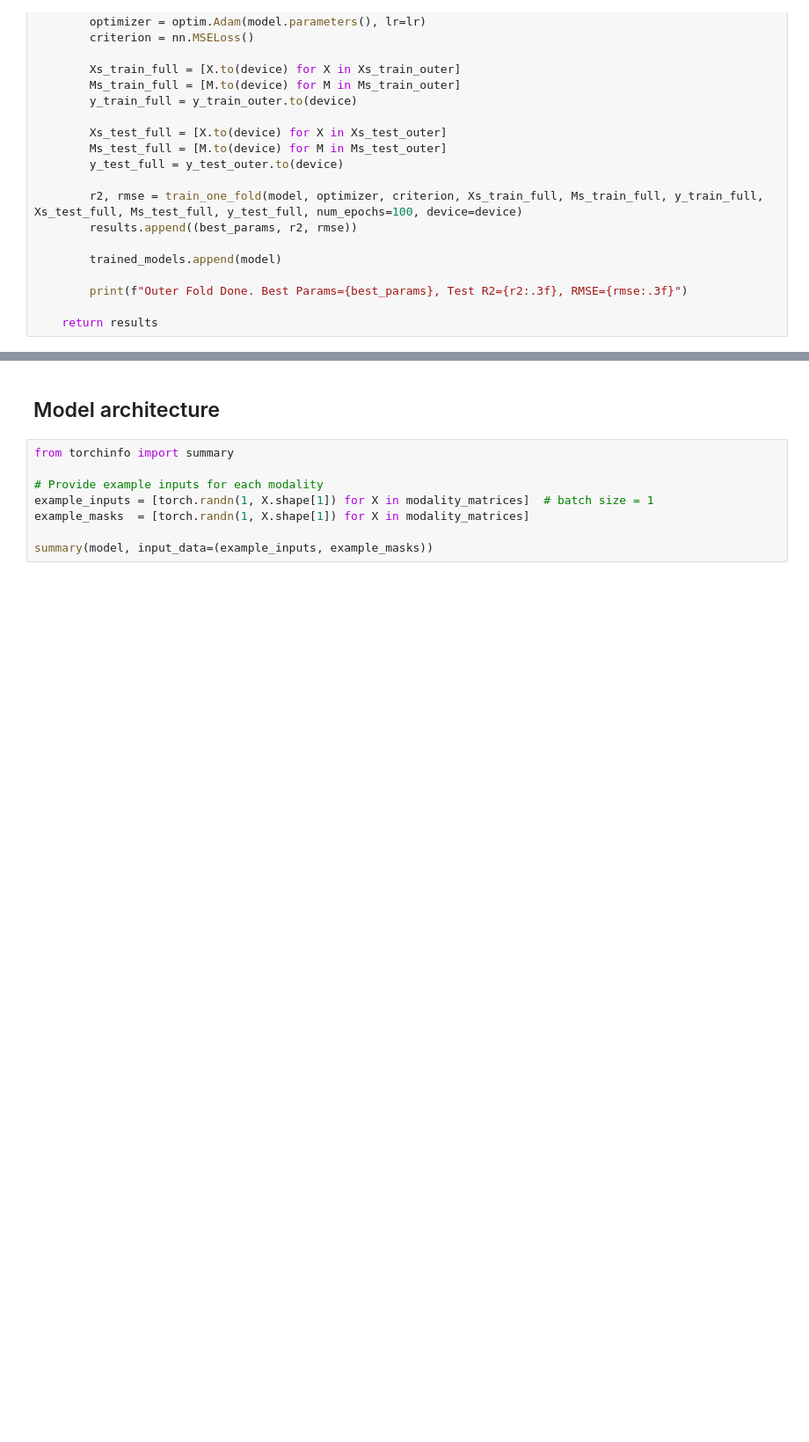
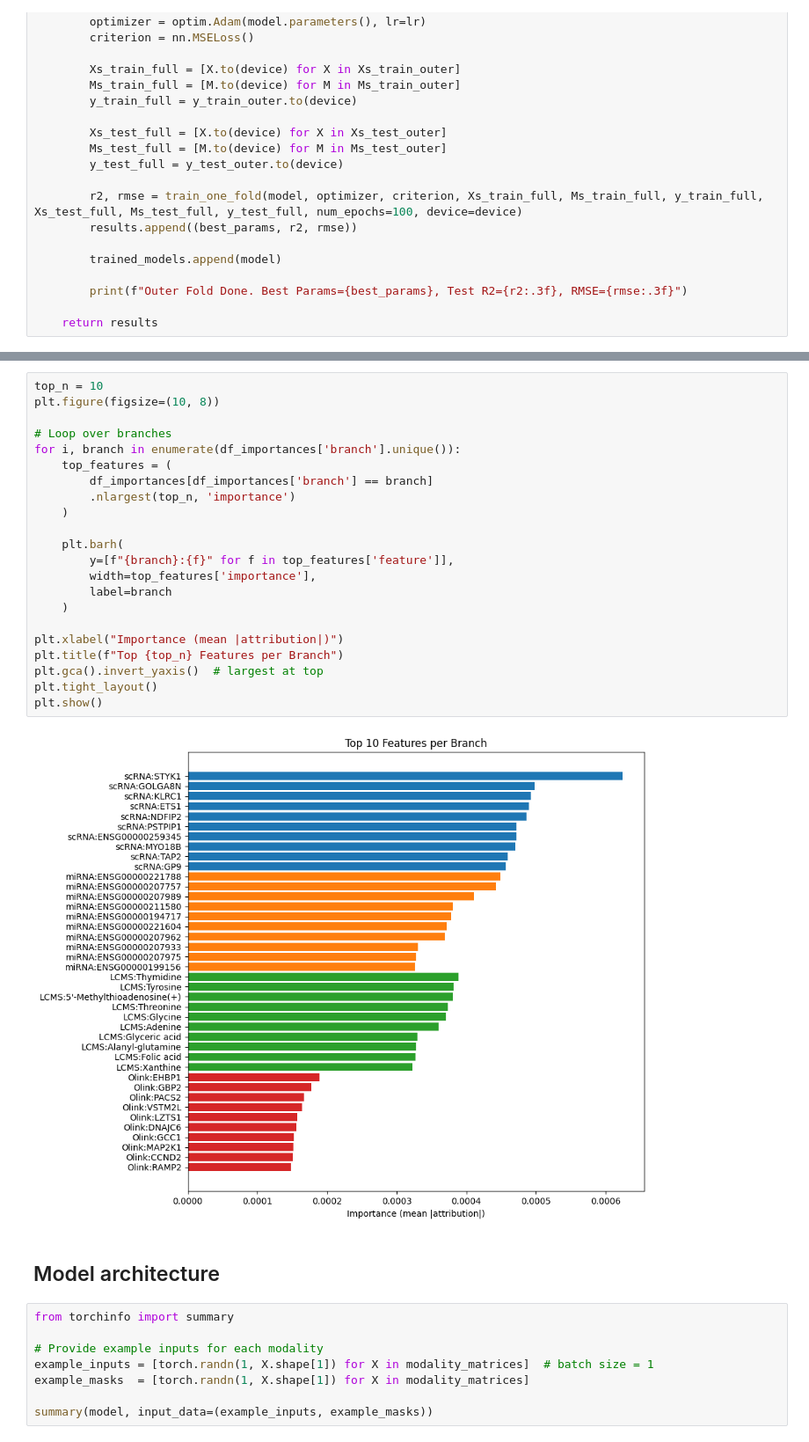
Before and after one commit to cgtc/multiomics_integration_publication, a Jupyter notebook: notebooks/mlp_regressor_with_missing_data_and_proportional_layer_sizes.ipynb, the cells around one changed output, grey strips where cells are left out. Shown at 88% size. Cells and saved outputs as stored; diff of their text form; blank space fills up the shorter version.

```diff
--- a/notebooks/mlp_regressor_with_missing_data_and_proportional_layer_sizes.ipynb
+++ b/notebooks/mlp_regressor_with_missing_data_and_proportional_layer_sizes.ipynb
@@ -456,3 +525,27 @@ plt.show()
+# %%
+top_n = 10
+plt.figure(figsize=(10, 8))
+
+# Loop over branches
+for i, branch in enumerate(df_importances['branch'].unique()):
+    top_features = (
+        df_importances[df_importances['branch'] == branch]
+        .nlargest(top_n, 'importance')
+    )
+
+    plt.barh(
+        y=[f"{branch}:{f}" for f in top_features['feature']],
+        width=top_features['importance'],
+        label=branch
+    )
+
+plt.xlabel("Importance (mean |attribution|)")
+plt.title(f"Top {top_n} Features per Branch")
+plt.gca().invert_yaxis()  # largest at top
+plt.tight_layout()
+plt.show()
+# %% [output]
+[figure, added]
 # %% [markdown]
 ## Model architecture
 # %%
```
Also changed, not shown: parts of 15 cells of this notebook.
